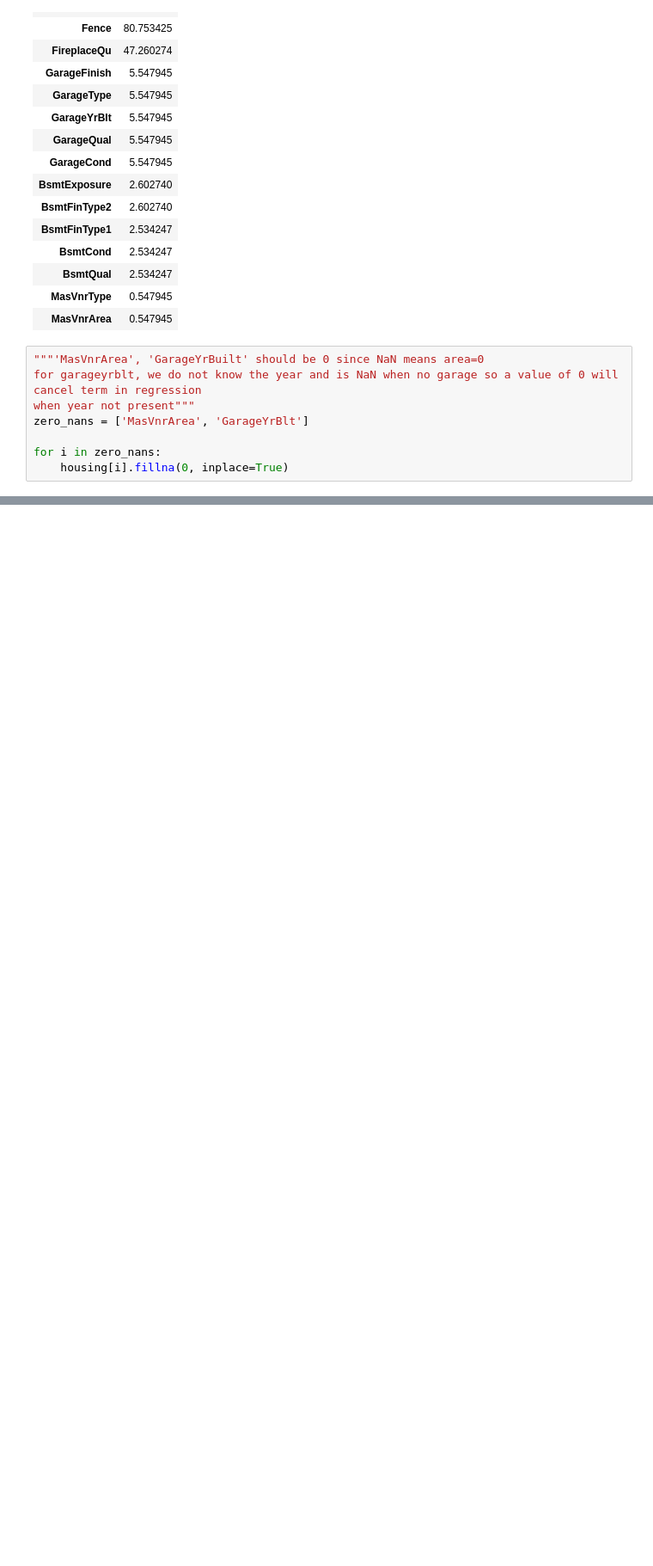
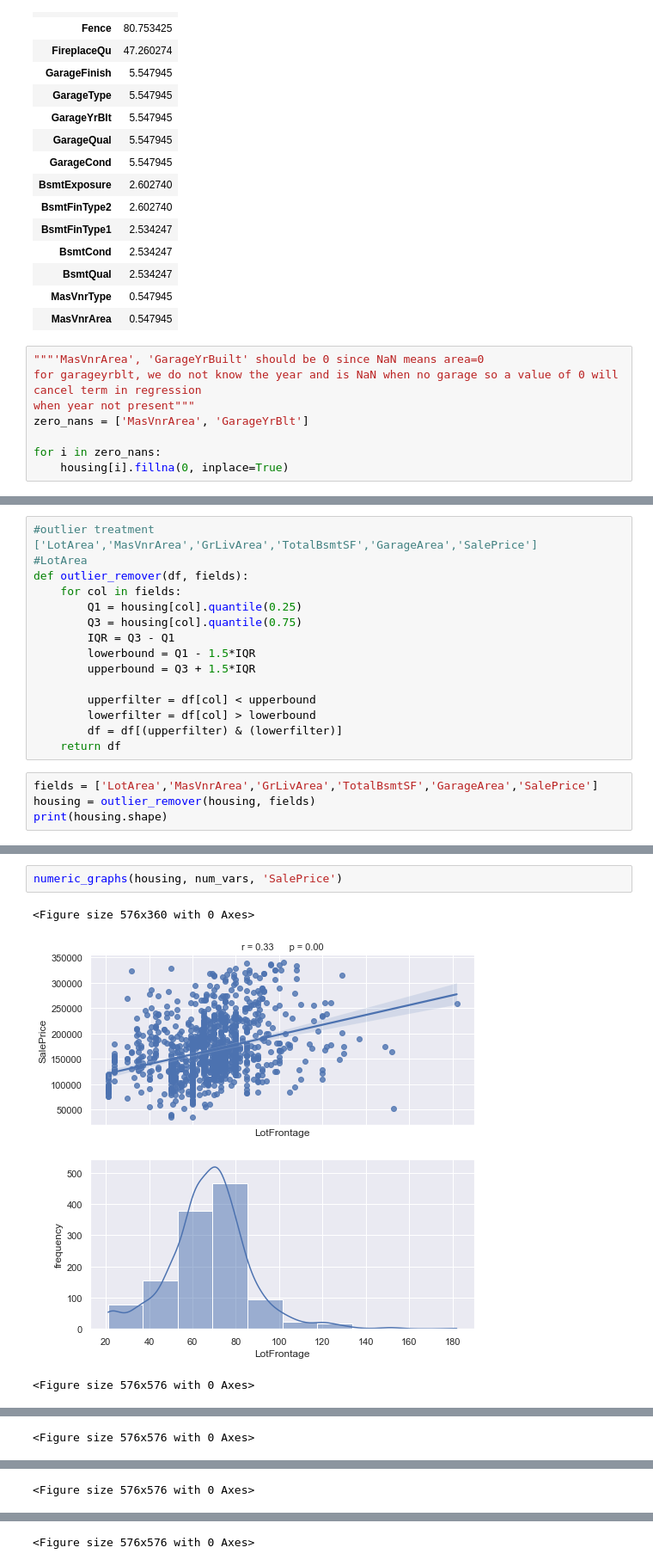
Before and after one commit to mickyals/Housing_Advanced_Regression_Model, a Jupyter notebook: House_Price_Prediciton_Mickell_Als.ipynb, the cells around one changed output, grey strips where cells are left out. Shown at 86% size. Cells and saved outputs as stored; diff of their text form; blank space fills up the shorter version.

```diff
--- a/House_Price_Prediciton_Mickell_Als.ipynb
+++ b/House_Price_Prediciton_Mickell_Als.ipynb
@@ -334,0 +417,19 @@ numeric_graphs(housing, num_vars, 'SalePrice')
+# %%
+#outlier treatment  ['LotArea','MasVnrArea','GrLivArea','TotalBsmtSF','GarageArea','SalePrice']
+#LotArea
+def outlier_remover(df, fields):
+    for col in fields:
+        Q1 = housing[col].quantile(0.25)
+        Q3 = housing[col].quantile(0.75)
+        IQR = Q3 - Q1
+        lowerbound = Q1 - 1.5*IQR
+        upperbound = Q3 + 1.5*IQR
+
+        upperfilter = df[col] < upperbound
+        lowerfilter = df[col] > lowerbound
+        df = df[(upperfilter) & (lowerfilter)]
+    return df
+# %%
+fields = ['LotArea','MasVnrArea','GrLivArea','TotalBsmtSF','GarageArea','SalePrice']
+housing = outlier_remover(housing, fields)
+print(housing.shape)
@@ -334,0 +443,6 @@ numeric_graphs(housing, num_vars, 'SalePrice')
+# %%
+numeric_graphs(housing, num_vars, 'SalePrice')
+# %% [output]
+<Figure size 576x360 with 0 Axes>
+[figure, added]
+<Figure size 576x576 with 0 Axes>
@@ -334,0 +450 @@ numeric_graphs(housing, num_vars, 'SalePrice')
+<Figure size 576x576 with 0 Axes>
@@ -334,0 +452 @@ numeric_graphs(housing, num_vars, 'SalePrice')
+<Figure size 576x576 with 0 Axes>
@@ -334,0 +454 @@ numeric_graphs(housing, num_vars, 'SalePrice')
+<Figure size 576x576 with 0 Axes>
```
Also changed, not shown: parts of 46 cells of this notebook.
